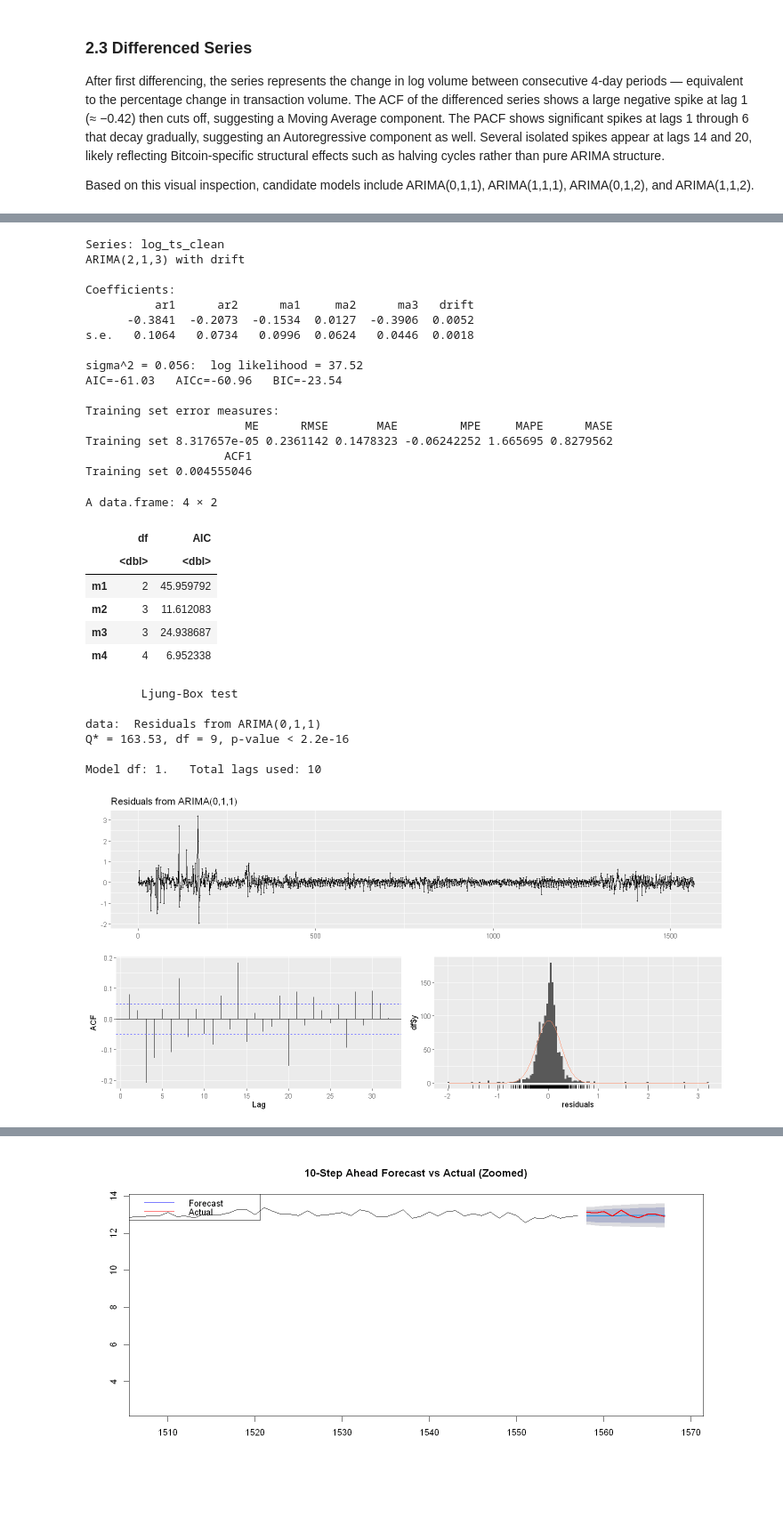
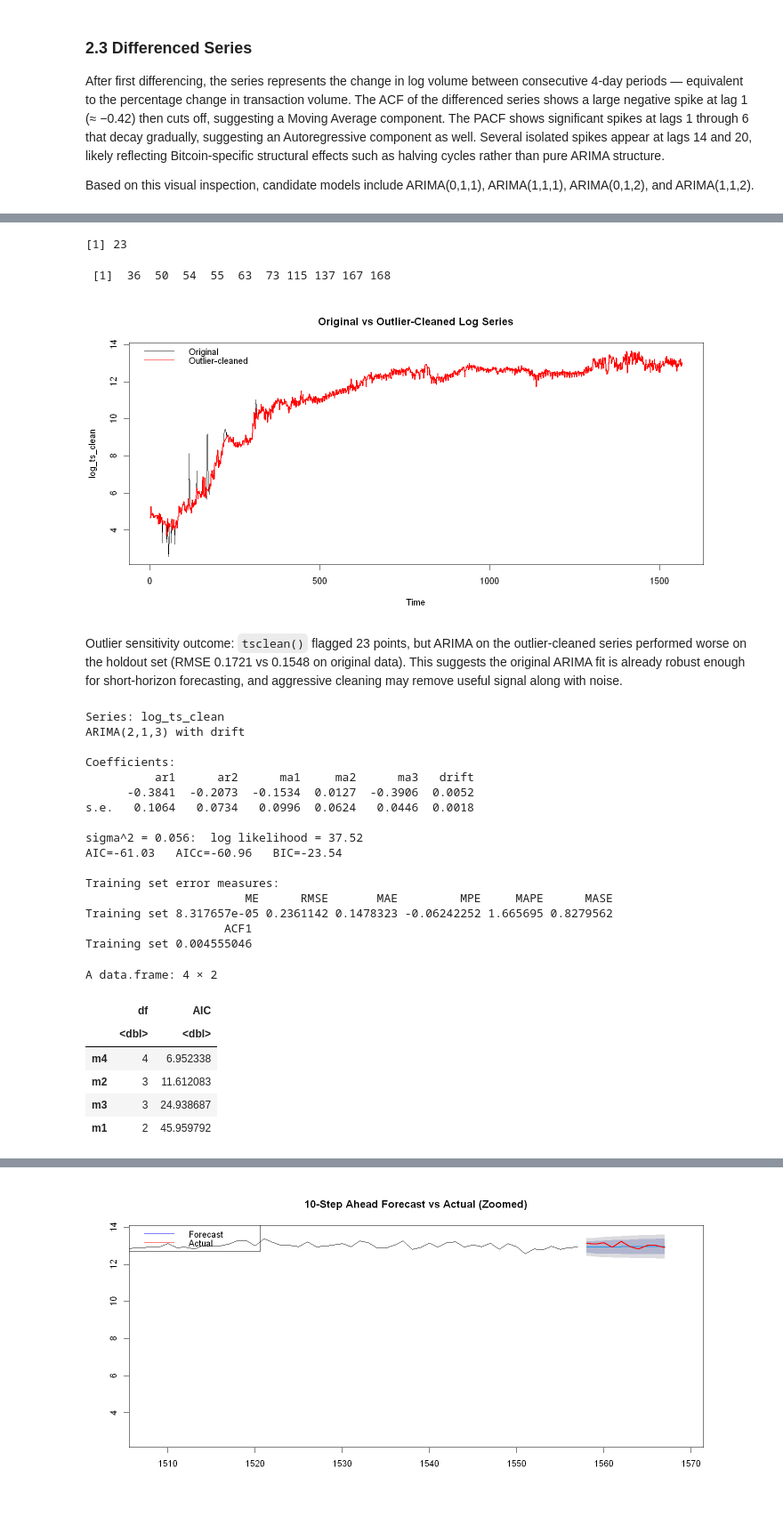
Before and after one commit to Abdelillah-CHADLI/bitcoin_transactions_volume_forecasting, a Jupyter notebook: project.ipynb, the cells around one changed output, grey strips where cells are left out. Shown at 89% size. Saved outputs shown, nothing was run; the diff lists cells and outputs as text; code cells hidden in the pictures.

```diff
--- a/project.ipynb
+++ b/project.ipynb
@@ -303,56 +358,60 @@ Based on this visual inspection, candidate models include ARIMA(0,1,1), ARIMA(1,
+# %%
+log_ts_outlier_clean <- tsclean(log_ts_clean)
+outlier_idx <- which(abs(log_ts_clean - log_ts_outlier_clean) > 1e-8)
+
+length(outlier_idx)
+head(outlier_idx, 10)
+
+plot(log_ts_clean, main = "Original vs Outlier-Cleaned Log Series")
+lines(log_ts_outlier_clean, col = "red", lwd = 2)
+legend("topleft", legend = c("Original", "Outlier-cleaned"),
+       col = c("black", "red"), lty = 1, bty = "n")
+# %% [output]
+[1] 23
+ [1]  36  50  54  55  63  73 115 137 167 168
+[figure, added]
+# %% [markdown]
+Outlier sensitivity outcome: `tsclean()` flagged 23 points, but ARIMA on the outlier-cleaned series performed worse on the holdout set (RMSE 0.1721 vs 0.1548 on original data). This suggests the original ARIMA fit is already robust enough for short-horizon forecasting, and aggressive cleaning may remove useful signal along with noise.
 # %%
-# Recommended starting models to compare
-library(forecast)
-
-# Let auto.arima decide first
+# Candidate non-seasonal ARIMA models on the full log series
 auto_model <- auto.arima(log_ts_clean,
-                         d = 1,          # force 1 difference
+                         d = 1,
+                         seasonal = FALSE,
                          stepwise = FALSE,
                          approximation = FALSE)
 summary(auto_model)
 
-# Also manually fit and compare
-m1 <- Arima(log_ts_clean, order = c(0,1,1))
-m2 <- Arima(log_ts_clean, order = c(1,1,1))
-m3 <- Arima(log_ts_clean, order = c(0,1,2))
-m4 <- Arima(log_ts_clean, order = c(1,1,2))
+m1 <- Arima(log_ts_clean, order = c(0, 1, 1))
+m2 <- Arima(log_ts_clean, order = c(1, 1, 1))
+m3 <- Arima(log_ts_clean, order = c(0, 1, 2))
+m4 <- Arima(log_ts_clean, order = c(1, 1, 2))
 
-# Compare AIC
-AIC(m1, m2, m3, m4)
-
-# Check residuals of best model
-checkresiduals(m1)
+aic_table <- AIC(m1, m2, m3, m4)
+aic_table[order(aic_table$AIC), ]
 # %% [output]
 Series: log_ts_clean
 ARIMA(2,1,3) with drift
 
 Coefficients:
           ar1      ar2      ma1     ma2      ma3   drift
       -0.3841  -0.2073  -0.1534  0.0127  -0.3906  0.0052
 s.e.   0.1064   0.0734   0.0996  0.0624   0.0446  0.0018
 
 sigma^2 = 0.056:  log likelihood = 37.52
 AIC=-61.03   AICc=-60.96   BIC=-23.54
 
 Training set error measures:
                        ME      RMSE       MAE         MPE     MAPE      MASE
 Training set 8.317657e-05 0.2361142 0.1478323 -0.06242252 1.665695 0.8279562
                     ACF1
 Training set 0.004555046
 A data.frame: 4 × 2
 |  | df | AIC |
 |  | <dbl> | <dbl> |
-| m1 | 2 | 45.959792 |
+| m4 | 4 | 6.952338 |
 | m2 | 3 | 11.612083 |
 | m3 | 3 | 24.938687 |
-| m4 | 4 | 6.952338 |
+| m1 | 2 | 45.959792 |
-        Ljung-Box test
-
-data:  Residuals from ARIMA(0,1,1)
-Q* = 163.53, df = 9, p-value < 2.2e-16
-
-Model df: 1.   Total lags used: 10
-[figure, removed]
 # %% [markdown]
 ## 3. Fitting and Diagnostics
 
```
Also changed, not shown: parts of 16 cells of this notebook.
